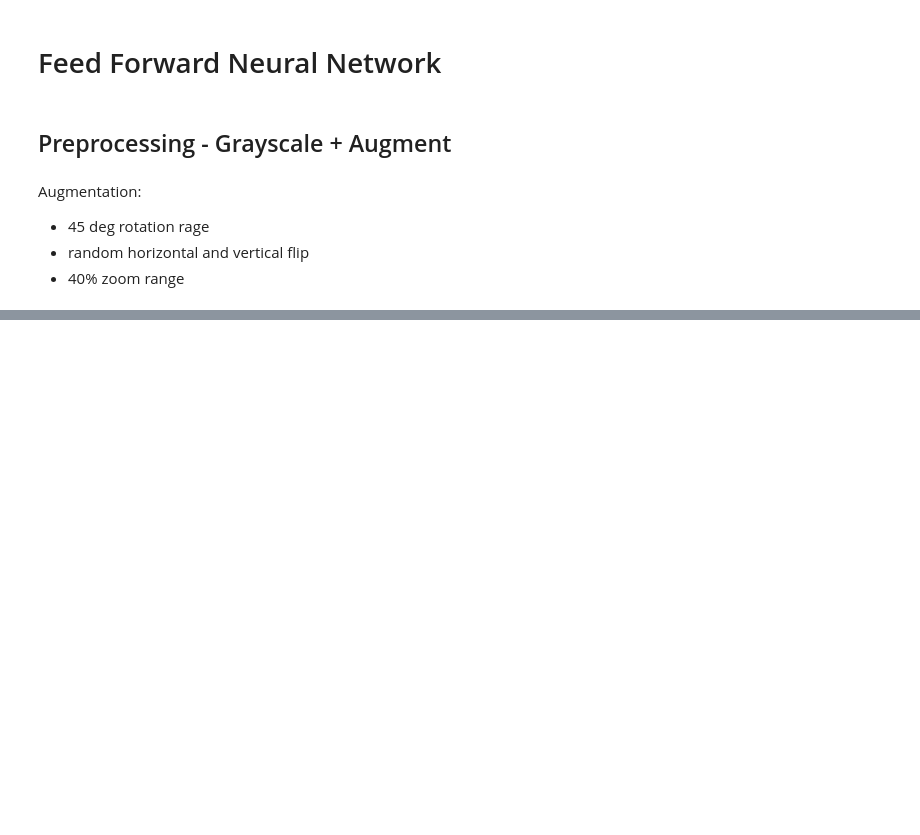
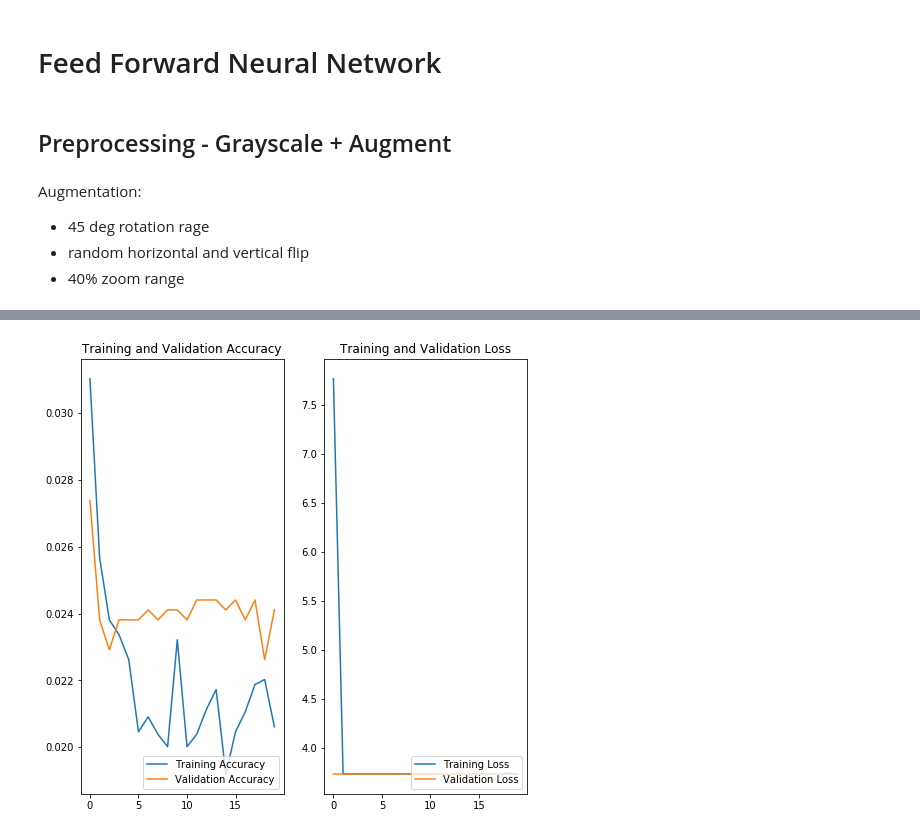
Before and after one commit to alloystory/shopee_code_league, a Jupyter notebook: 2_product_detection/notebooks/ffnn.ipynb, the cells around one changed output, grey strips where cells are left out. Drawn from its saved outputs; the diff is of its cells as text; code cells hidden in the pictures; blank space fills up the shorter version.

```diff
--- a/2_product_detection/notebooks/ffnn.ipynb
+++ b/2_product_detection/notebooks/ffnn.ipynb
@@ -48,10 +55,10 @@ image_generator = ImageDataGenerator(
 )
 # %%
 train_data_gen = image_generator.flow_from_directory(
-    color_mode = "grayscale",
+    color_mode = color_mode,
     directory = TRAIN_DIR,
     batch_size = BATCH_SIZE,
-    target_size = IMAGE_SIZE,
+    target_size = (IMAGE_HEIGHT, IMAGE_WIDTH),
     shuffle = True,
     seed = SEED,
     class_mode = "categorical",
@@ -62,11 +69,9 @@ Found 84331 images belonging to 42 classes.
 # %%
 validation_data_gen = image_generator.flow_from_directory(
-    color_mode = "grayscale",
+    color_mode = color_mode,
     directory = TRAIN_DIR,
     batch_size = BATCH_SIZE,
-    target_size = IMAGE_SIZE,
-    shuffle = True,
-    seed = SEED,
+    target_size = (IMAGE_HEIGHT, IMAGE_WIDTH),
     class_mode = "categorical",
     subset = "validation"
 )
@@ -75,5 +80,5 @@ Found 21061 images belonging to 42 classes.
 # %%
-model = get_model()
+model = get_model(image_depth)
 # %%
 model.compile(
     optimizer = OPTIMIZER,
@@ -85,6 +107,5 @@ history = model.fit(
     train_data_gen,
     steps_per_epoch = train_data_gen.n // BATCH_SIZE,
     epochs = NUM_EPOCHS,
-    validation_data = validation_data_gen,
-    validation_steps = validation_data_gen.n // BATCH_SIZE
+    validation_data = validation_data_gen
 )
@@ -91,22 +130,24 @@ history = model.fit(
 # %%
 acc = history.history["accuracy"]
 loss = history.history["loss"]
-validation_acc = history.history["validation_accuracy"]
-validation_loss = history.history["validation_loss"]
+validation_acc = history.history["val_accuracy"]
+validation_loss = history.history["val_loss"]
 
-epochs_range = range(EPOCHS)
+epochs_range = range(NUM_EPOCHS)
 
 plt.figure(figsize = (8, 8))
 plt.subplot(1, 2, 1)
 plt.plot(epochs_range, acc, label = "Training Accuracy")
 plt.plot(epochs_range, validation_acc, label = "Validation Accuracy")
 plt.legend(loc = "lower right")
 plt.title("Training and Validation Accuracy")
 
 plt.subplot(1, 2, 2)
 plt.plot(epochs_range, loss, label = "Training Loss")
 plt.plot(epochs_range, validation_loss, label = "Validation Loss")
 plt.legend(loc = "lower right")
 plt.title("Training and Validation Loss")
 plt.show()
+# %% [output]
+[figure, added]
 # %%
```
Also changed, not shown: parts of 10 cells of this notebook, 3 other files.
